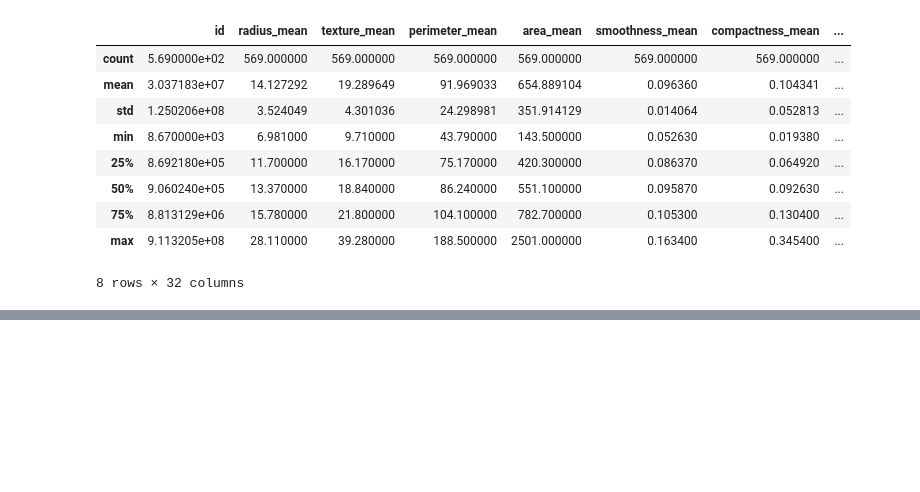
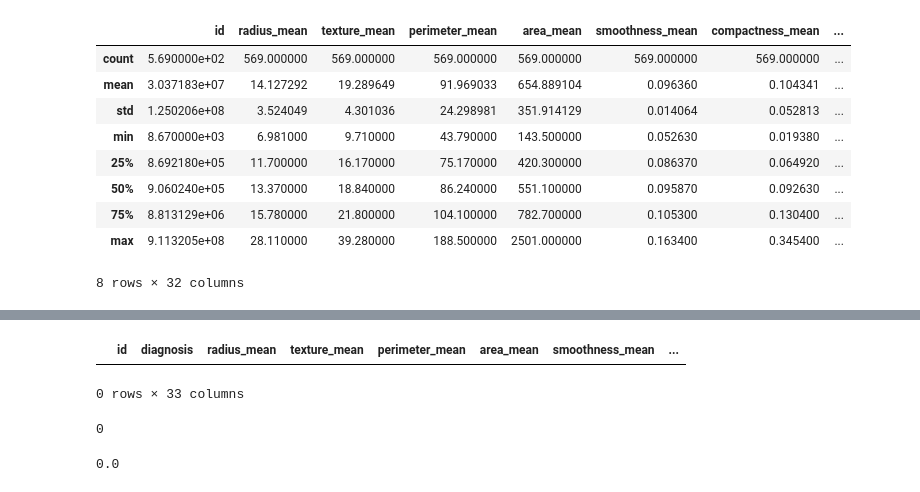
Before and after one commit to nelsonbeas33/AprendizajeAutomaticoFCFM, a Jupyter notebook: Tarea2.ipynb, the cells around one changed output, grey strips where cells are left out. Cells and saved outputs as stored; diff of their text form; code cells hidden in the pictures; blank space fills up the shorter version.

```diff
--- a/Tarea2.ipynb
+++ b/Tarea2.ipynb
@@ -69,0 +141,3 @@ data.describe()
+# %%
+filtro = dataSub.radius_mean.isna()
+filtro
@@ -69,0 +157,14 @@ data.describe()
+# %%
+dataFiltro_nan = dataSub[filtro]
+dataFiltro_nan
+# %% [output]
+|  | id | diagnosis | radius_mean | texture_mean | perimeter_mean | area_mean | smoothness_mean | ... |
+0 rows × 33 columns
+# %%
+len(dataFiltro_nan)
+# %% [output]
+0
+# %%
+len(dataFiltro_nan) / len(dataSub)
+# %% [output]
+0.0
```
Also changed, not shown: parts of 7 cells of this notebook.
